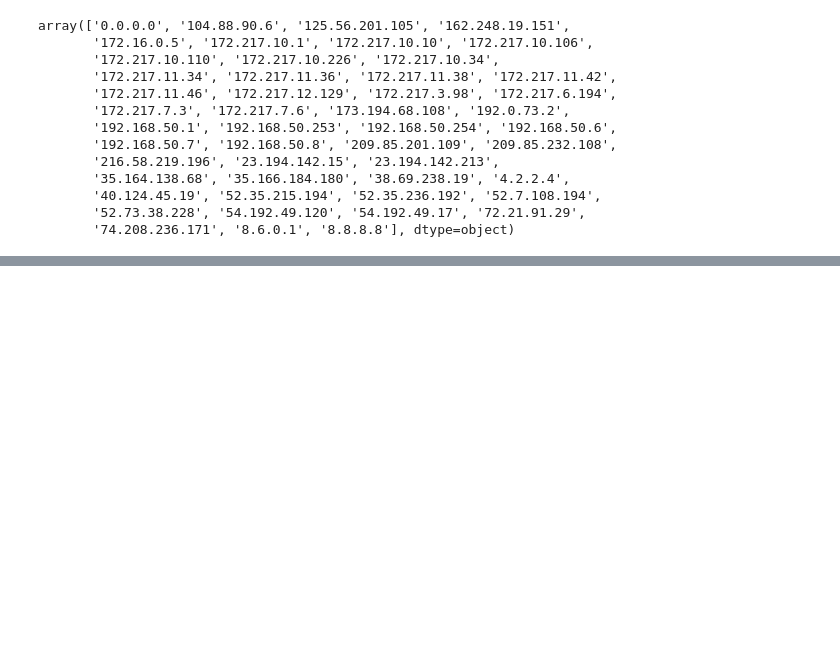
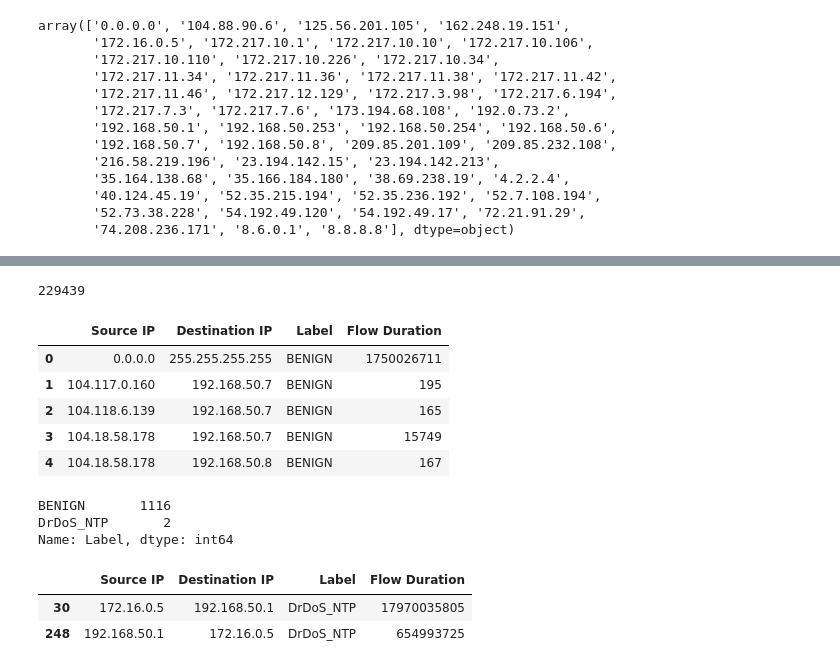
Before and after one commit to caiolmart/feature_extraction_ddos, a Jupyter notebook: notebooks/02_analysing_train.ipynb, the cells around one changed output, grey strips where cells are left out. Drawn from its saved outputs; the diff is of its cells as text; code cells hidden in the pictures; blank space fills up the shorter version.

```diff
--- a/notebooks/02_analysing_train.ipynb
+++ b/notebooks/02_analysing_train.ipynb
@@ -105,0 +164,26 @@ array(['0.0.0.0', '104.88.90.6', '125.56.201.105', '162.248.19.151',
+# %%
+(data['Total Fwd Packets'] > 120).sum()
+# %% [output]
+229439
+# %%
+duration_df = data.groupby(['Source IP', 'Destination IP', 'Label'])['Flow Duration'].sum().reset_index()
+duration_df.head()
+# %% [output]
+|  | Source IP | Destination IP | Label | Flow Duration |
+| 0 | 0.0.0.0 | 255.255.255.255 | BENIGN | 1750026711 |
+| 1 | 104.117.0.160 | 192.168.50.7 | BENIGN | 195 |
+| 2 | 104.118.6.139 | 192.168.50.7 | BENIGN | 165 |
+| 3 | 104.18.58.178 | 192.168.50.7 | BENIGN | 15749 |
+| 4 | 104.18.58.178 | 192.168.50.8 | BENIGN | 167 |
+# %%
+duration_df['Label'].value_counts()
+# %% [output]
+BENIGN       1116
+DrDoS_NTP       2
+Name: Label, dtype: int64
+# %%
+duration_df[duration_df['Label'] == 'DrDoS_NTP']
+# %% [output]
+|  | Source IP | Destination IP | Label | Flow Duration |
+| 30 | 172.16.0.5 | 192.168.50.1 | DrDoS_NTP | 17970035805 |
+| 248 | 192.168.50.1 | 172.16.0.5 | DrDoS_NTP | 654993725 |
```
Also changed, not shown: parts of 10 cells of this notebook, 1 other file.
